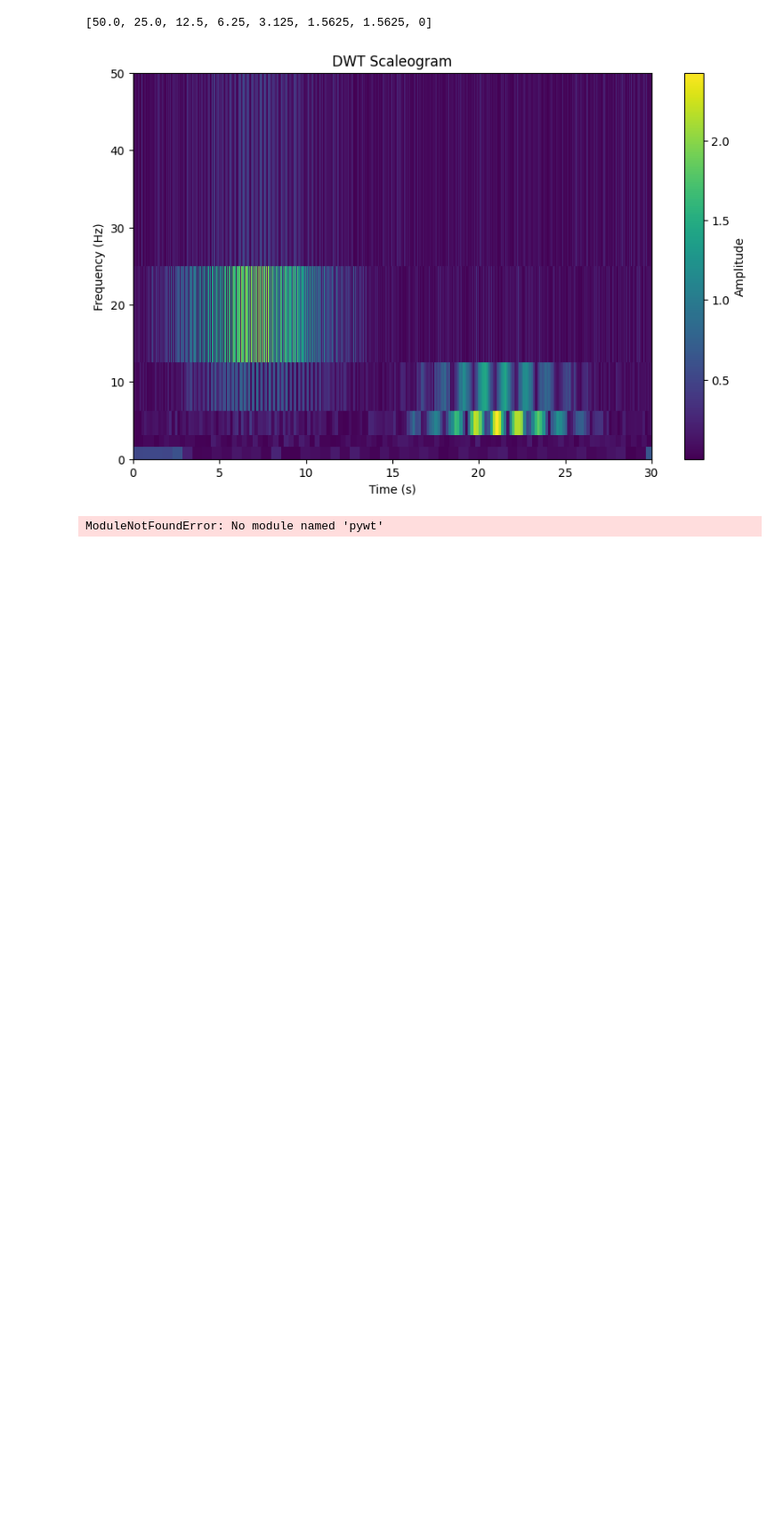
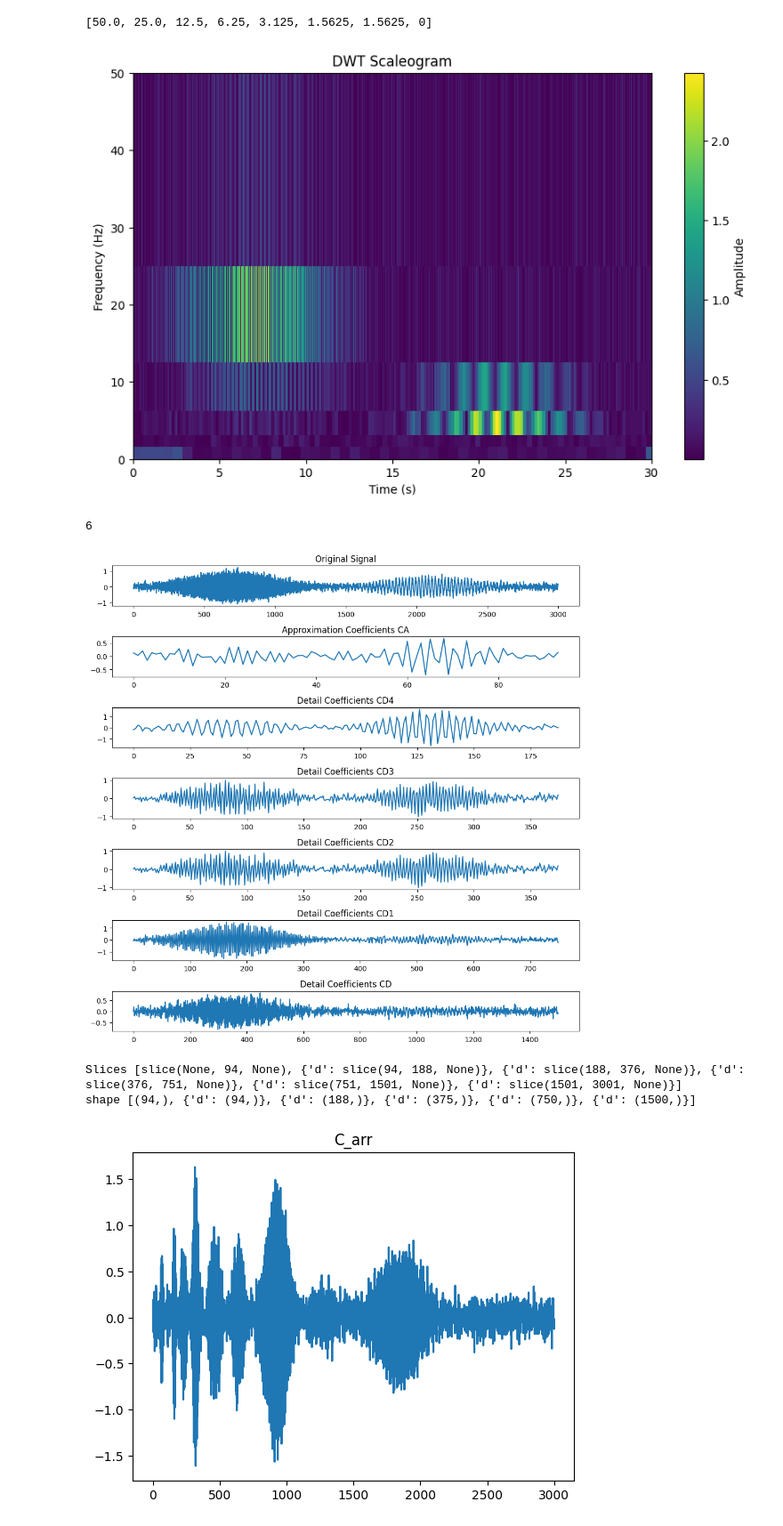
Before and after one commit to aliciags/learnable-masks-explainability-time-series, a Jupyter notebook: flextime.ipynb, the cells around one changed output. Shown at 89% size. Saved outputs shown, nothing was run; the diff lists cells and outputs as text; code cells hidden in the pictures; blank space fills up the shorter version.

```diff
--- a/flextime.ipynb
+++ b/flextime.ipynb
@@ -406,10 +400,10 @@ level = 5  # Decomposition level
 wavelet = 'db1'  # Choose a Daubechies wavelet
 coeffs = pywt.wavedec(sig, 'db1', level=level)  # Compute DWT coefficients
 print(len(coeffs))
-ca, cd5, cd4, cd3, cd2, cd1, cd = pywt.wavedec(sig, wavelet, level=level)
+ca, cd4, cd3, cd2, cd1, cd = pywt.wavedec(sig, wavelet, level=level)
 
 # Plot the original signal and DWT coefficients
-fig, axes = plt.subplots(8, 1, figsize=(10, 10))
+fig, axes = plt.subplots(7, 1, figsize=(10, 10))
 
 axes[0].plot(sig, label="Original Signal")
 axes[0].set_title("Original Signal")
@@ -420,31 +414,35 @@ axes[1].set_title("Approximation Coefficients CA")
 axes[2].plot(cd3, label="Detail Coefficients (CD4)")
 axes[2].set_title("Detail Coefficients CD4")
 
 axes[3].plot(cd2, label="Detail Coefficients (CD3)")
 axes[3].set_title("Detail Coefficients CD3")
 
 axes[4].plot(cd2, label="Detail Coefficients (CD2)")
 axes[4].set_title("Detail Coefficients CD2")
 
 axes[5].plot(cd1, label="Detail Coefficients (CD1)")
 axes[5].set_title("Detail Coefficients CD1")
 
 axes[6].plot(cd, label="Detail Coefficients (CD)")
 axes[6].set_title("Detail Coefficients CD")
 
 
 plt.tight_layout()
 plt.show()
 
 c_arr, c_slices, c_shapes = pywt.ravel_coeffs(coeffs)
 
 print(f"Slices {c_slices}")
 print(f"shape {c_shapes}")
 
 # plot the c_arr
 plt.figure()
 plt.plot(c_arr)
 plt.title("C_arr")
 plt.show()
 # %% [output]
-ModuleNotFoundError: No module named 'pywt'
+6
+[figure, added]
+Slices [slice(None, 94, None), {'d': slice(94, 188, None)}, {'d': slice(188, 376, None)}, {'d': slice(376, 751, None)}, {'d': slice(751, 1501, None)}, {'d': slice(1501, 3001, None)}]
+shape [(94,), {'d': (94,)}, {'d': (188,)}, {'d': (375,)}, {'d': (750,)}, {'d': (1500,)}]
+[figure, added]
```
Also changed, not shown: parts of 4 cells of this notebook, 18 other files.
